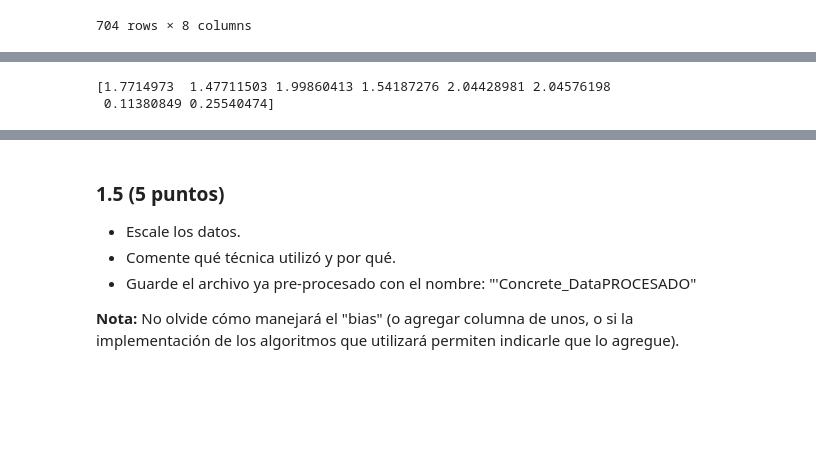
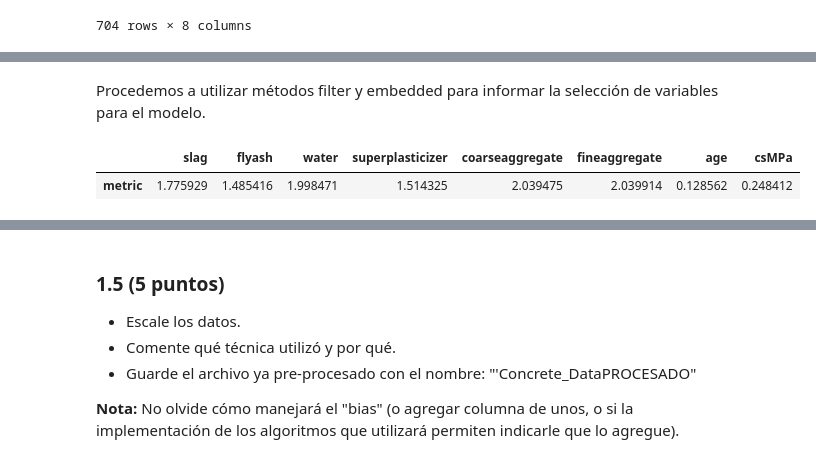
Before and after one commit to GabrielVargasR/University-Artificial-Intelligence, a Jupyter notebook: TC3 - Regression and Feature Engineering/2021-2-Trabajo Practico_03.ipynb, the cells around one changed output, grey strips where cells are left out. Drawn from its saved outputs; the diff is of its cells as text; code cells hidden in the pictures; blank space fills up the shorter version.

```diff
--- a/TC3 - Regression and Feature Engineering/2021-2-Trabajo Practico_03.ipynb
+++ b/TC3 - Regression and Feature Engineering/2021-2-Trabajo Practico_03.ipynb
@@ -450,6 +434,2 @@ Index(['slag', 'flyash', 'water', 'superplasticizer', 'coarseaggregate',
-# %%
-selector = mutual_info_regression(X_trainVal_prep, Y_trainVal.cement)
-print(selector)
-# %% [output]
-[1.7714973  1.47711503 1.99860413 1.54187276 2.04428981 2.04576198
- 0.11380849 0.25540474]
+# %% [markdown]
+Procedemos a utilizar métodos filter y embedded para informar la selección de variables para el modelo.
@@ -455,0 +438,10 @@ print(selector)
+# %%
+# mutual info is applied to see how much information is provided by each variable
+# the smaller the value, the less information it is believed to provides for cement prediction
+selector = mutual_info_regression(X_trainVal_prep, Y_trainVal.cement) # applies filter
+
+# presents results as a dataframe
+pd.DataFrame(data = [selector], columns = X_trainVal_prep.columns, index = ['metric'])
+# %% [output]
+|  | slag | flyash | water | superplasticizer | coarseaggregate | fineaggregate | age | csMPa |
+| metric | 1.775929 | 1.485416 | 1.998471 | 1.514325 | 2.039475 | 2.039914 | 0.128562 | 0.248412 |
```
Also changed, not shown: parts of 9 cells of this notebook.
